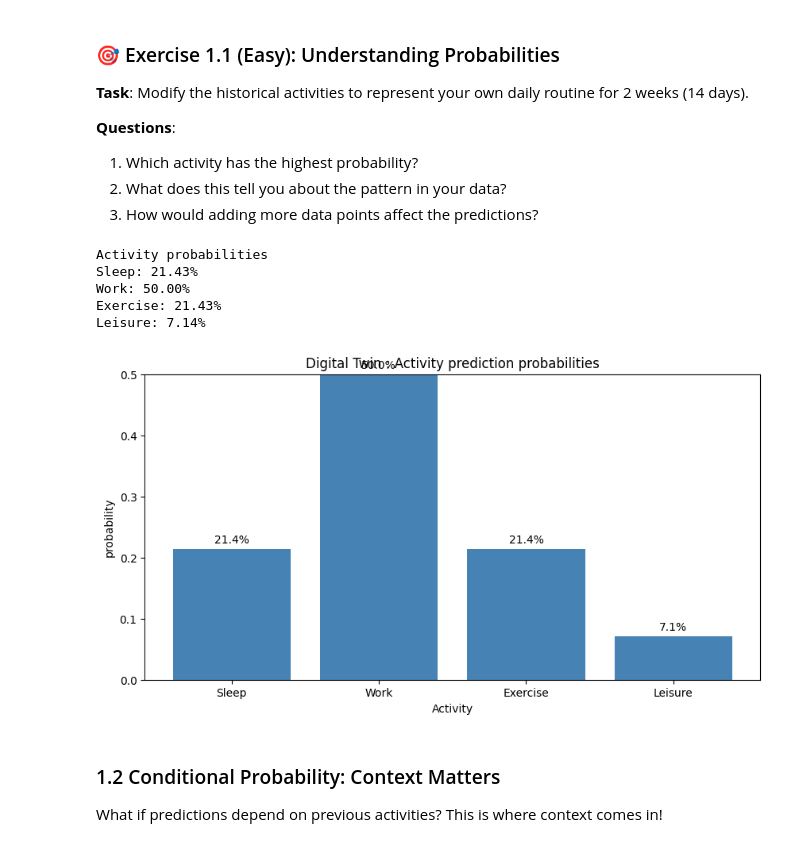
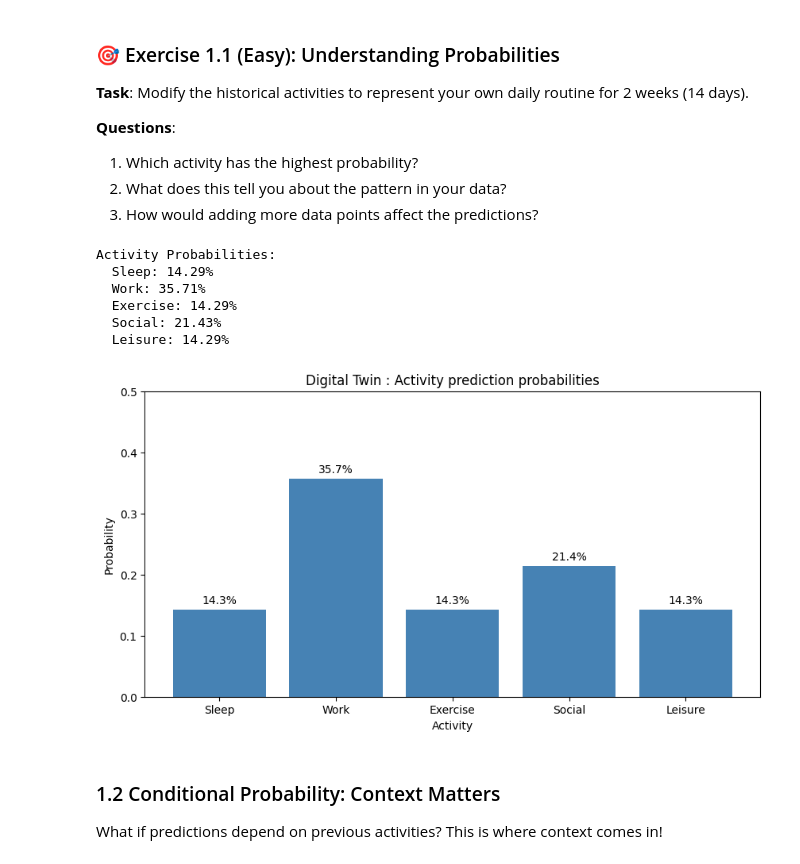
Before and after one commit to web-master96/Property-Management-System, a Jupyter notebook: 01_probability_neural_networks.ipynb, the cells around one changed output. Saved outputs shown, nothing was run; the diff lists cells and outputs as text; code cells hidden in the pictures.

```diff
--- a/01_probability_neural_networks.ipynb
+++ b/01_probability_neural_networks.ipynb
@@ -103,47 +105,65 @@ Activity Probabilities:
 # %%
 from collections import Counter
 import matplotlib.pyplot as plt
 
+# YOUR CODE HERE
+# Create your own sequence of activities (14 values)
+my_activities = [0, 1, 2, 1, 1, 4, 3, 0, 1, 3, 2, 3, 1, 4]  # Replace with your pattern
 
-historical_activities = [0, 1, 2, 1, 0, 1, 2, 1, 1, 0, 1, 2, 1, 4]
- # Replace with your pattern
 def calculate_probabilities(sequence):
-  counts = Counter(sequence)
-  total = len(sequence)
-  probabilities = {activity: count / total for activity, count in counts.items()}
-  return probabilities
+    """
+    Calculate probability distribution from a sequence.
+
+    Args:
+        sequence: List of integers representing activities
+
+    Returns:
+        dict: Probability of each activity
+    """
+    counts = Counter(sequence)
+    total = len(sequence)
+    probabilities = {activity: count/total for activity, count in counts.items()}
+    return probabilities
 
 # Calculate and visualize
-probs = calculate_probabilities(historical_activities)
+probs = calculate_probabilities(my_activities)
 
-activity_names= {0: 'Sleep', 1: 'Work', 2: 'Exercise', 3: 'Social', 4: 'Leisure'}
-print("Activity probabilities")
+activity_names = {0: 'Sleep', 1: 'Work', 2: 'Exercise', 3: 'Social', 4: 'Leisure'}
+
+# YOUR ANALYSIS HERE (write answers as comments)
+# 1. Highest probability activity:
+print("Activity Probabilities:")
 for activity, prob in sorted(probs.items()):
-  print(f"{activity_names[activity]}: {prob:.2%}")
+    print(f"  {activity_names[activity]}: {prob:.2%}")
 
+# To answer question 1 programmatically:
+highest_prob_activity_id = max(probs, key=probs.get)
+highest_prob_activity_name = activity_names[highest_prob_activity_id]
+highest_prob_value = probs[highest_prob_activity_id]
+# The activity with the highest probability is: {highest_prob_activity_name} with {highest_prob_value:.2%}
 
-plt.figure(figsize = (10, 5))
-activities = [activity_names[k] for k in sorted(probs.keys())]
-probabilities = [probs[k] for k in sorted(probs.keys())]
-plt.bar(activities, probabilities, color = 'steelblue')
+# 2. Pattern insight:
+plt.figure(figsize=(10, 5))
+activities_for_plot = [activity_names[k] for k in sorted(probs.keys())]
+probabilities_for_plot = [probs[k] for k in sorted(probs.keys())]
+
+plt.bar(activities_for_plot, probabilities_for_plot, color='steelblue')
 plt.title('Digital Twin : Activity prediction probabilities')
-plt.ylabel('probability')
+plt.ylabel('Probability')
 plt.xlabel('Activity')
 plt.ylim(0, 0.5)
-for i, v in enumerate(probabilities):
-  plt.text(i, v + 0.01, f'{v:.1%}', ha= 'center')
+for i, v in enumerate(probabilities_for_plot):
+  plt.text(i, v + 0.01, f'{v:.1%}', ha='center')
 plt.show()
-# YOUR ANALYSIS HERE (write answers as comments)
-# 1. Highest probability activity:
-# 2. Pattern insight:
 # 3. Impact of more data:
 # %% [output]
-Activity probabilities
-Sleep: 21.43%
-Work: 50.00%
-Exercise: 21.43%
-Leisure: 7.14%
+Activity Probabilities:
+  Sleep: 14.29%
+  Work: 35.71%
+  Exercise: 14.29%
+  Social: 21.43%
+  Leisure: 14.29%
-[figure, old version]
+[figure, new version]
 # %% [markdown]
 ### 1.2 Conditional Probability: Context Matters
 
```
Also changed, not shown: parts of 2 cells of this notebook.
